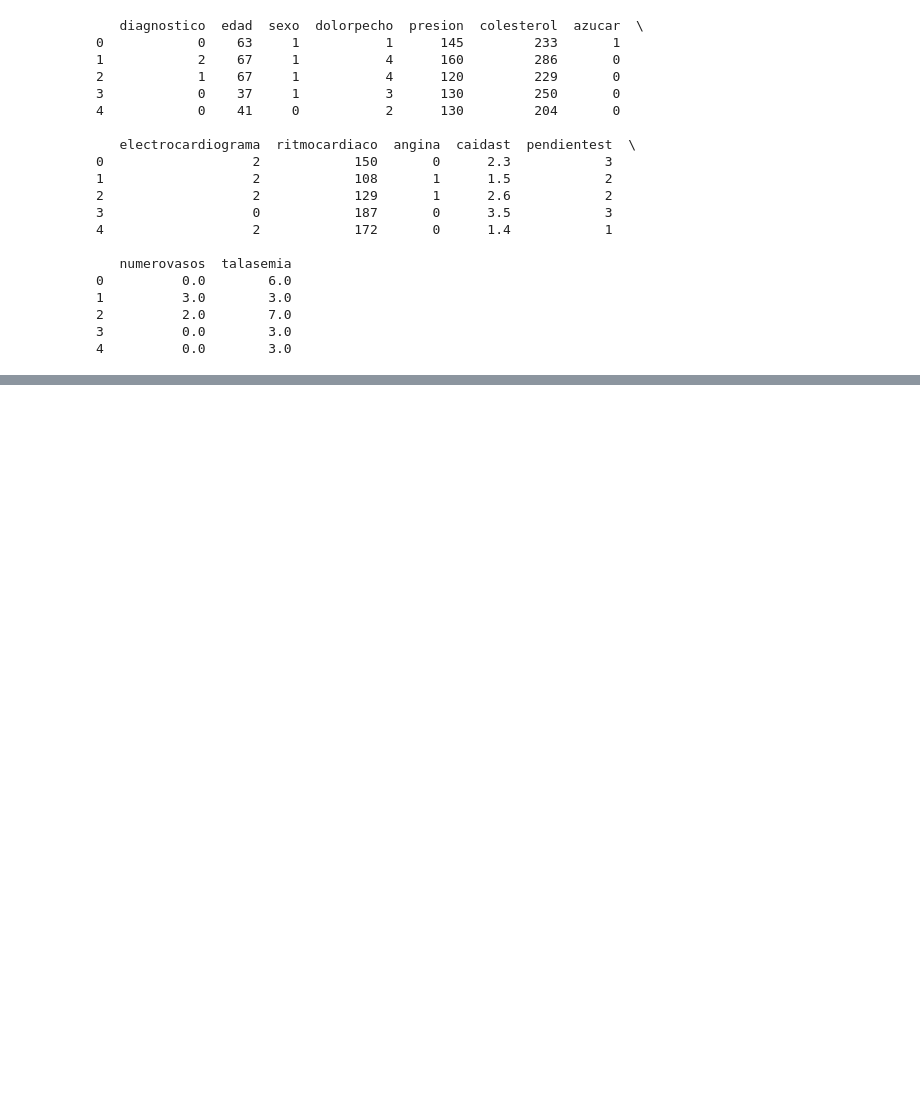
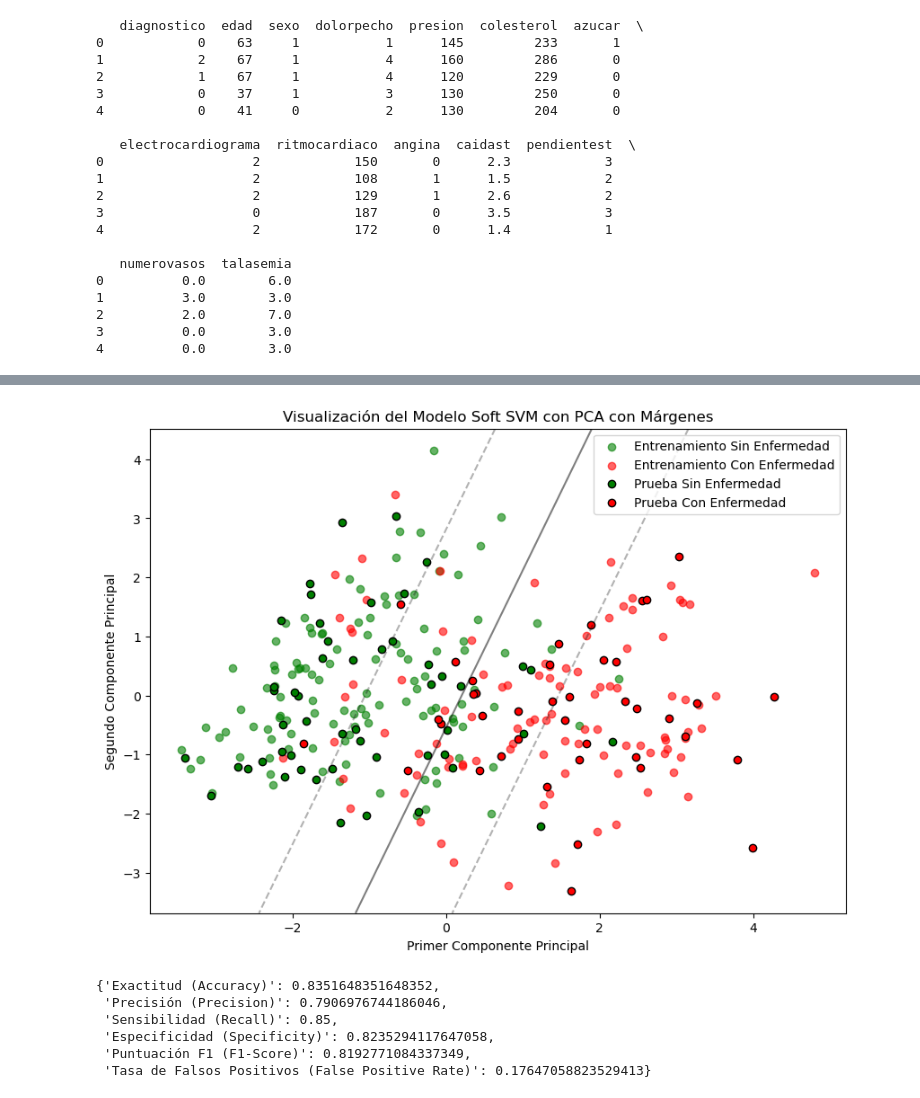
Before and after one commit to rogon666/UMSA, a Jupyter notebook: AIMLDL/Python scripts/AIMLDL_0304.ipynb, the cells around one changed output, grey strips where cells are left out. Drawn from its saved outputs; the diff is of its cells as text; code cells hidden in the pictures; blank space fills up the shorter version.

```diff
--- a/AIMLDL/Python scripts/AIMLDL_0304.ipynb
+++ b/AIMLDL/Python scripts/AIMLDL_0304.ipynb
@@ -395,8 +413,8 @@ resultados
 # %%
 # Estimar un modelo Soft SVM ajustando el parámetro C a un valor bajo
 soft_svm_model = SVC(kernel='linear',
-                     C=0.1,
-                     random_state=)
+                     C = 0.1,
+                     random_state=911)
 soft_svm_model.fit(X_train_pca, y_train)
 
 # Predicciones con el modelo Soft SVM
@@ -409,30 +427,75 @@ plt.figure(figsize=(10, 7))
 # Graficar los datos de entrenamiento y prueba con colores diferenciados
 for class_value in np.unique(y_train):
     indices = np.where(y_train == class_value)
     plt.scatter(X_train_pca[indices, 0], X_train_pca[indices, 1],
                 c=color_map[class_value], alpha=0.6, label=f'Entrenamiento {"Sin Enfermedad" if class_value == 0 else "Con Enfermedad"}')
 
 for class_value in np.unique(y_test):
     indices = np.where(y_test == class_value)
     plt.scatter(X_test_pca[indices, 0], X_test_pca[indices, 1],
                 c=color_map[class_value], edgecolors='k', label=f'Prueba {"Sin Enfermedad" if class_value == 0 else "Con Enfermedad"}')
 
 # Dibujar la frontera de decisión y los márgenes del modelo Soft SVM
 ax = plt.gca()
 xlim = ax.get_xlim()
 ylim = ax.get_ylim()
 
 xx, yy = np.meshgrid(np.linspace(xlim[0], xlim[1], 100), np.linspace(ylim[0], ylim[1], 100))
 Z = soft_svm_model.decision_function(np.c_[xx.ravel(), yy.ravel()])
 Z = Z.reshape(xx.shape)
 
 # Frontera de decisión
 ax.contour(xx, yy, Z, colors='k', levels=[0], alpha=0.5, linestyles=['-'])
 # Márgenes
 ax.contour(xx, yy, Z, colors='k', levels=[-1, 1], alpha=0.3, linestyles=['--', '--'])
 
 plt.title('Visualización del Modelo Soft SVM con PCA con Márgenes')
 plt.xlabel('Primer Componente Principal')
 plt.ylabel('Segundo Componente Principal')
 plt.legend()
 plt.show()
+
+# Calcular los estadísticos basados en la matriz de confusión
+# Verdaderos positivos (TP), Falsos positivos (FP), Verdaderos negativos (TN), Falsos negativos (FN)
+conf_matrix = confusion_matrix(y_test, y_pred_soft_svm)
+TP = conf_matrix[1, 1]
+TN = conf_matrix[0, 0]
+FP = conf_matrix[0, 1]
+FN = conf_matrix[1, 0]
+
+# Exactitud (Accuracy)
+accuracy = (TP + TN) / float(TP + TN + FP + FN)
+
+# Precisión (Precision)
+precision = TP / float(TP + FP)
+
+# Sensibilidad (Recall)
+recall = TP / float(TP + FN)
+
+# Especificidad (Specificity)
+specificity = TN / float(TN + FP)
+
+# Puntuación F1 (F1-Score)
+f1_score = 2 * (precision * recall) / (precision + recall)
+
+# Tasa de Falsos Positivos (False Positive Rate)
+false_positive_rate = FP / float(FP + TN)
+
+# Mostrar los resultados con etiquetas
+resultados = {
+    "Exactitud (Accuracy)": accuracy,
+    "Precisión (Precision)": precision,
+    "Sensibilidad (Recall)": recall,
+    "Especificidad (Specificity)": specificity,
+    "Puntuación F1 (F1-Score)": f1_score,
+    "Tasa de Falsos Positivos (False Positive Rate)": false_positive_rate
+}
+resultados
+# %% [output]
+[figure, added]
+{'Exactitud (Accuracy)': 0.8351648351648352,
+ 'Precisión (Precision)': 0.7906976744186046,
+ 'Sensibilidad (Recall)': 0.85,
+ 'Especificidad (Specificity)': 0.8235294117647058,
+ 'Puntuación F1 (F1-Score)': 0.8192771084337349,
+ 'Tasa de Falsos Positivos (False Positive Rate)': 0.17647058823529413}
```
Also changed, not shown: parts of 6 cells of this notebook, 8 other files.
